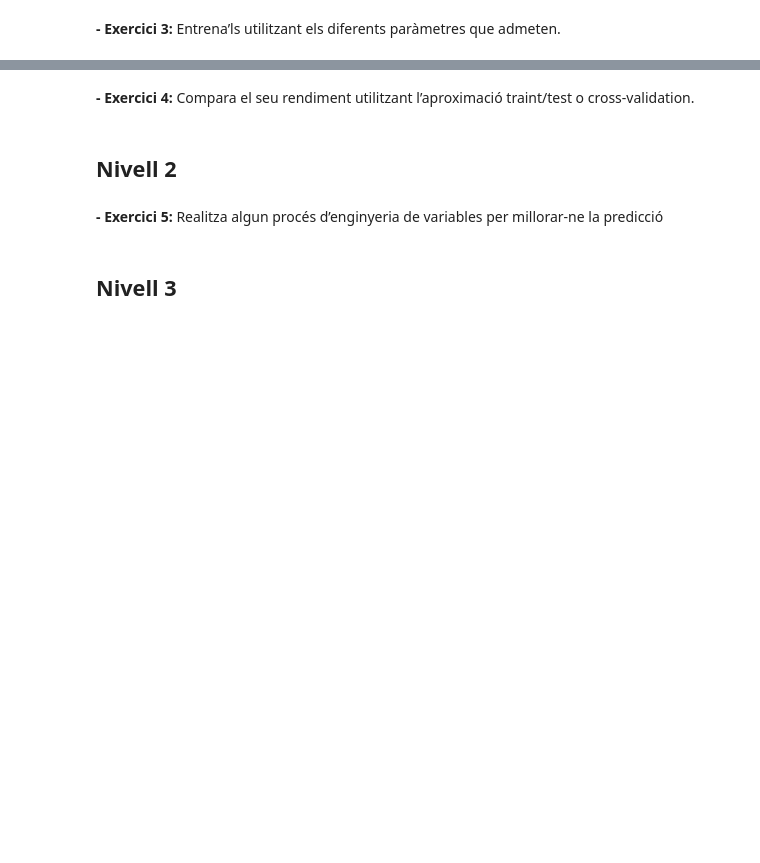
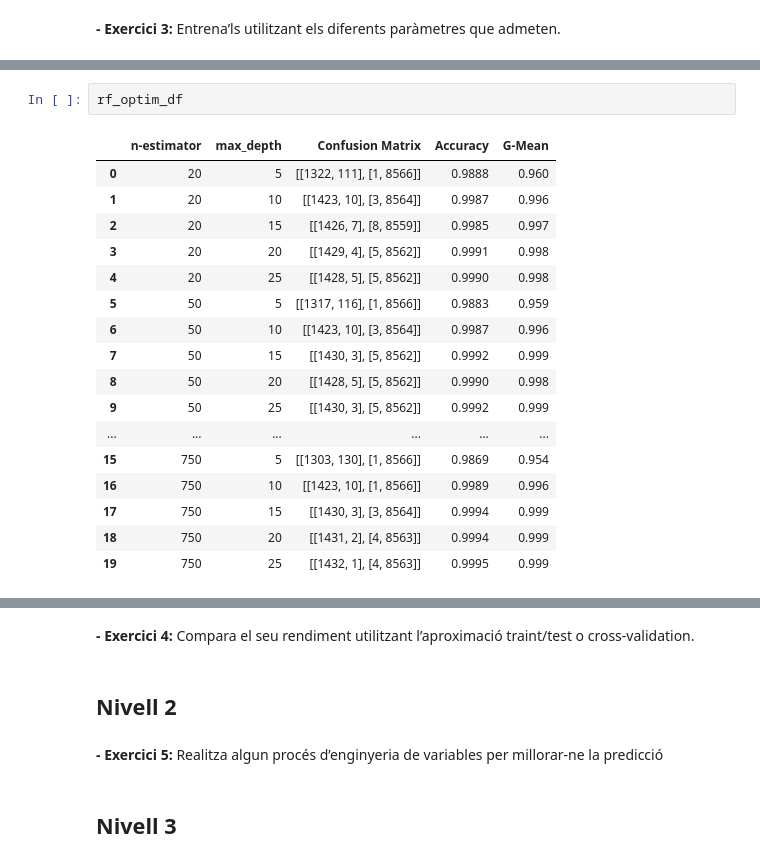
Before and after one commit to MarkusHumetus/Supervisat_Classificacio, a Jupyter notebook: S10_T01_Aprenentage_Supervisat.ipynb, the cells around one changed output, grey strips where cells are left out. Drawn from its saved outputs; the diff is of its cells as text; blank space fills up the shorter version.

```diff
--- a/S10_T01_Aprenentage_Supervisat.ipynb
+++ b/S10_T01_Aprenentage_Supervisat.ipynb
@@ -356,0 +482,20 @@ Està inclòs dintre l'exercici 1.
+# %%
+rf_optim_df
+# %% [output]
+|  | n-estimator | max_depth | Confusion Matrix | Accuracy | G-Mean |
+| 0 | 20 | 5 | [[1322, 111], [1, 8566]] | 0.9888 | 0.960 |
+| 1 | 20 | 10 | [[1423, 10], [3, 8564]] | 0.9987 | 0.996 |
+| 2 | 20 | 15 | [[1426, 7], [8, 8559]] | 0.9985 | 0.997 |
+| 3 | 20 | 20 | [[1429, 4], [5, 8562]] | 0.9991 | 0.998 |
+| 4 | 20 | 25 | [[1428, 5], [5, 8562]] | 0.9990 | 0.998 |
+| 5 | 50 | 5 | [[1317, 116], [1, 8566]] | 0.9883 | 0.959 |
+| 6 | 50 | 10 | [[1423, 10], [3, 8564]] | 0.9987 | 0.996 |
+| 7 | 50 | 15 | [[1430, 3], [5, 8562]] | 0.9992 | 0.999 |
+| 8 | 50 | 20 | [[1428, 5], [5, 8562]] | 0.9990 | 0.998 |
+| 9 | 50 | 25 | [[1430, 3], [5, 8562]] | 0.9992 | 0.999 |
+| ... | ... | ... | ... | ... | ... |
+| 15 | 750 | 5 | [[1303, 130], [1, 8566]] | 0.9869 | 0.954 |
+| 16 | 750 | 10 | [[1423, 10], [1, 8566]] | 0.9989 | 0.996 |
+| 17 | 750 | 15 | [[1430, 3], [3, 8564]] | 0.9994 | 0.999 |
+| 18 | 750 | 20 | [[1431, 2], [4, 8563]] | 0.9994 | 0.999 |
+| 19 | 750 | 25 | [[1432, 1], [4, 8563]] | 0.9995 | 0.999 |
```
Also changed, not shown: parts of 31 cells of this notebook.
